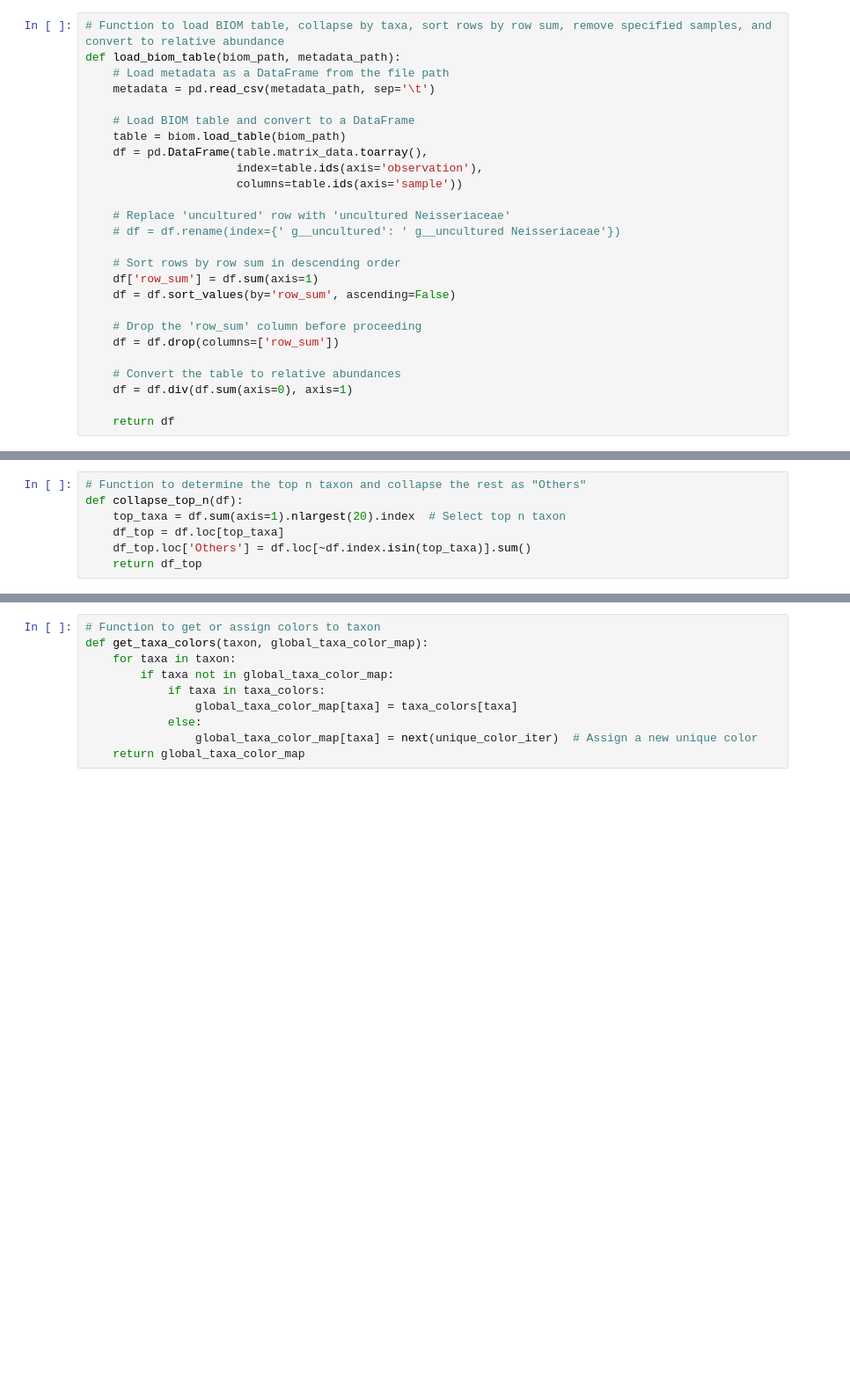
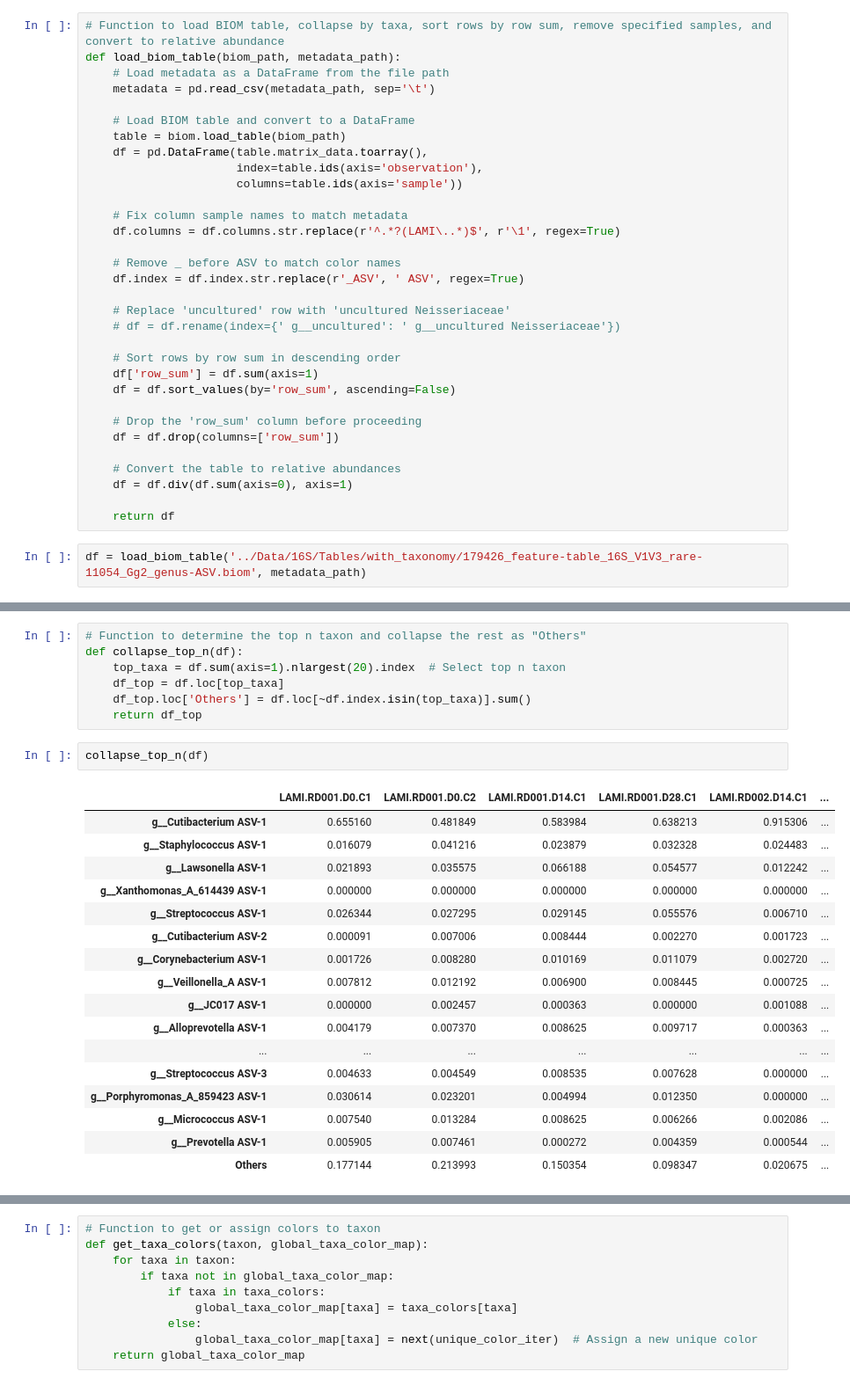
Before and after one commit to knightlab-analyses/Acne_Longitudinal_Microbiome, a Jupyter notebook: Notebooks/16S_relative_abundance.ipynb, the cells around one changed output, grey strips where cells are left out. Shown at 88% size. Saved outputs shown, nothing was run; the diff lists cells and outputs as text; blank space fills up the shorter version.

```diff
--- a/Notebooks/16S_relative_abundance.ipynb
+++ b/Notebooks/16S_relative_abundance.ipynb
@@ -96,6 +102,12 @@ def load_biom_table(biom_path, metadata_path):
     df = pd.DataFrame(table.matrix_data.toarray(),
                       index=table.ids(axis='observation'),
                       columns=table.ids(axis='sample'))
+
+    # Fix column sample names to match metadata
+    df.columns = df.columns.str.replace(r'^.*?(LAMI\..*)$', r'\1', regex=True)
+
+    # Remove _ before ASV to match color names
+    df.index = df.index.str.replace(r'_ASV', ' ASV', regex=True)
 
     # Replace 'uncultured' row with 'uncultured Neisseriaceae'
     # df = df.rename(index={' g__uncultured': ' g__uncultured Neisseriaceae'})
@@ -111,3 +123,5 @@ def load_biom_table(biom_path, metadata_path):
     df = df.div(df.sum(axis=0), axis=1)
 
     return df
+# %%
+df = load_biom_table('../Data/16S/Tables/with_taxonomy/179426_feature-table_16S_V1V3_rare-11054_Gg2_genus-ASV.biom', metadata_path)
@@ -118,3 +148,23 @@ def collapse_top_n(df):
     df_top = df.loc[top_taxa]
     df_top.loc['Others'] = df.loc[~df.index.isin(top_taxa)].sum()
     return df_top
+# %%
+collapse_top_n(df)
+# %% [output]
+|  | LAMI.RD001.D0.C1 | LAMI.RD001.D0.C2 | LAMI.RD001.D14.C1 | LAMI.RD001.D28.C1 | LAMI.RD002.D14.C1 | ... |
+| g__Cutibacterium ASV-1 | 0.655160 | 0.481849 | 0.583984 | 0.638213 | 0.915306 | ... |
+| g__Staphylococcus ASV-1 | 0.016079 | 0.041216 | 0.023879 | 0.032328 | 0.024483 | ... |
+| g__Lawsonella ASV-1 | 0.021893 | 0.035575 | 0.066188 | 0.054577 | 0.012242 | ... |
+| g__Xanthomonas_A_614439 ASV-1 | 0.000000 | 0.000000 | 0.000000 | 0.000000 | 0.000000 | ... |
+| g__Streptococcus ASV-1 | 0.026344 | 0.027295 | 0.029145 | 0.055576 | 0.006710 | ... |
+| g__Cutibacterium ASV-2 | 0.000091 | 0.007006 | 0.008444 | 0.002270 | 0.001723 | ... |
+| g__Corynebacterium ASV-1 | 0.001726 | 0.008280 | 0.010169 | 0.011079 | 0.002720 | ... |
+| g__Veillonella_A ASV-1 | 0.007812 | 0.012192 | 0.006900 | 0.008445 | 0.000725 | ... |
+| g__JC017 ASV-1 | 0.000000 | 0.002457 | 0.000363 | 0.000000 | 0.001088 | ... |
+| g__Alloprevotella ASV-1 | 0.004179 | 0.007370 | 0.008625 | 0.009717 | 0.000363 | ... |
+| ... | ... | ... | ... | ... | ... | ... |
+| g__Streptococcus ASV-3 | 0.004633 | 0.004549 | 0.008535 | 0.007628 | 0.000000 | ... |
+| g__Porphyromonas_A_859423 ASV-1 | 0.030614 | 0.023201 | 0.004994 | 0.012350 | 0.000000 | ... |
+| g__Micrococcus ASV-1 | 0.007540 | 0.013284 | 0.008625 | 0.006266 | 0.002086 | ... |
+| g__Prevotella ASV-1 | 0.005905 | 0.007461 | 0.000272 | 0.004359 | 0.000544 | ... |
+| Others | 0.177144 | 0.213993 | 0.150354 | 0.098347 | 0.020675 | ... |
```
Also changed, not shown: parts of 5 cells of this notebook, 2 other files.
